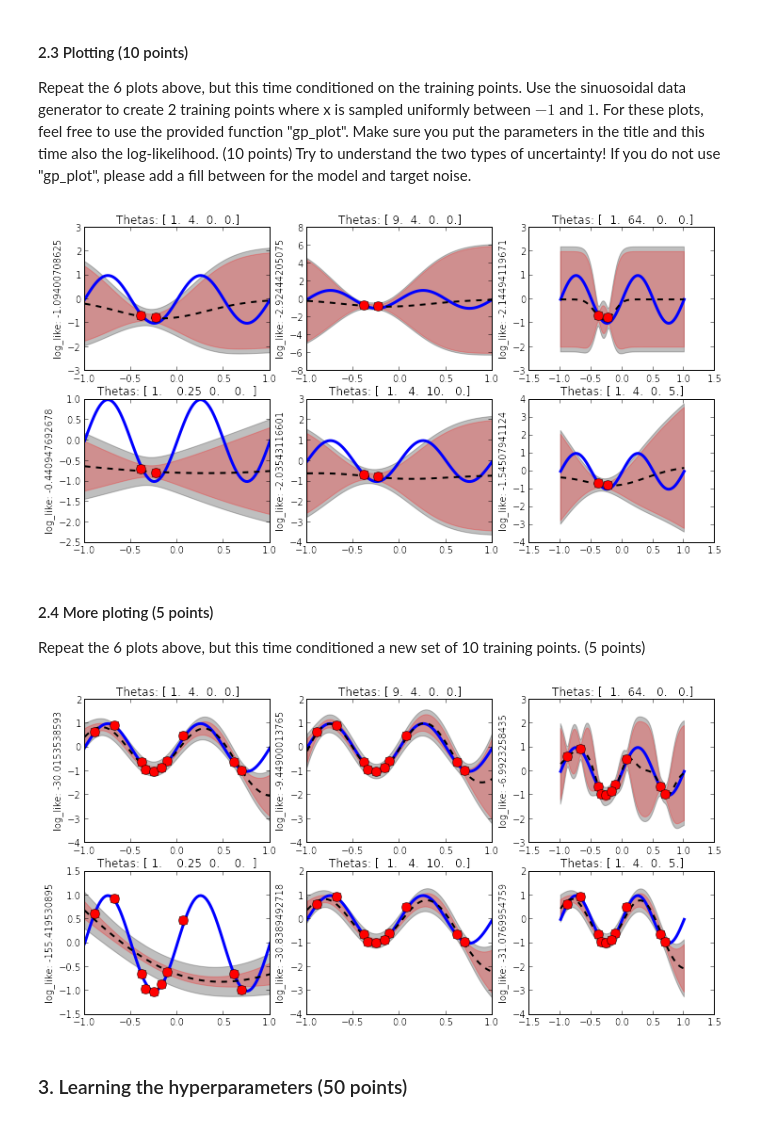
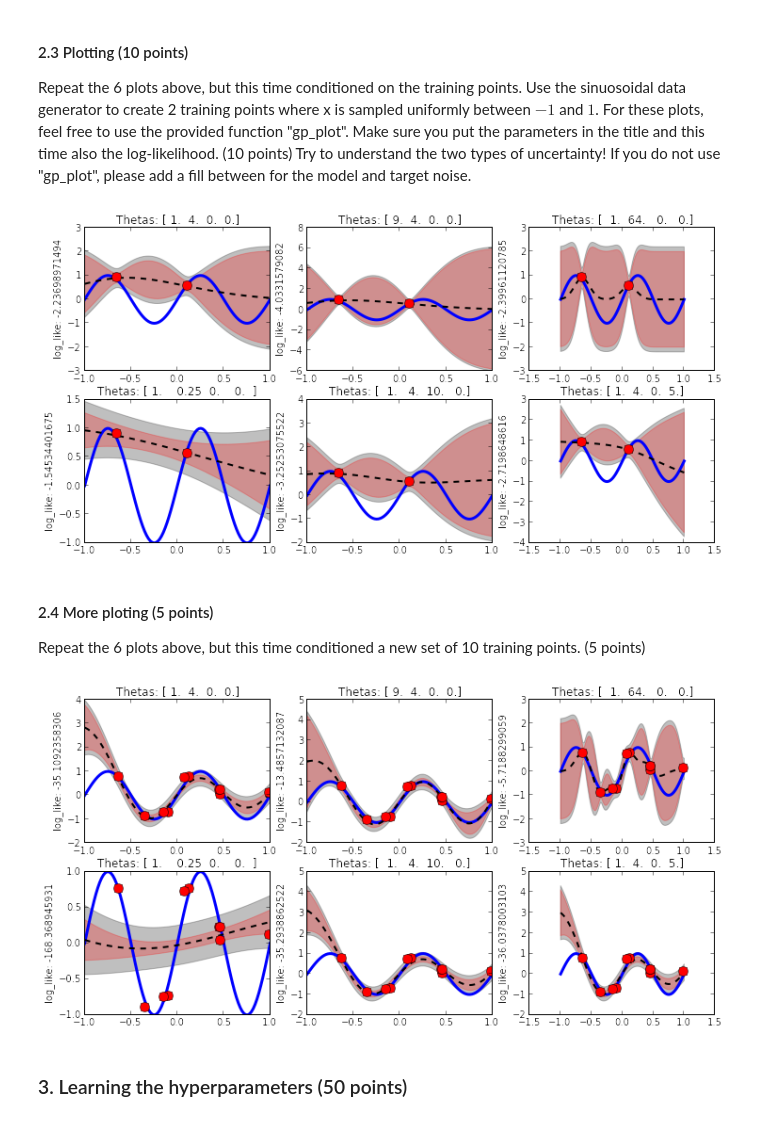
Before and after one commit to basveeling/ml1labs, a Jupyter notebook: lab3/Lab3.ipynb, the cells around one changed output. Saved outputs shown, nothing was run; the diff lists cells and outputs as text; code cells hidden in the pictures.

```diff
--- a/lab3/Lab3.ipynb
+++ b/lab3/Lab3.ipynb
@@ -106,7 +106,7 @@ def k_n_m( xn, xm, thetas):
     assert (np.shape(xn) == ()), 'xn should be a D by 1 vector, it is ' + str(xn.shape)
     assert (np.shape(xm) == ()), 'xm should be a D by 1 vector, it is ' + str(xn.shape)
     assert (thetas.shape == (4,)), 'thetas is a column vector of size 4, it is ' + str(thetas.shape)
-    term1 = thetas[0] * np.exp(-0.5 * thetas[1] * numpy.sum((xn - xm)**2))
+    term1 = thetas[0] * np.exp(-0.5 * thetas[1] * numpy.sum((xn - xm))**2)
     term2 = thetas[2]
     term3 = thetas[3]*xn.T * xm
 
@@ -250,7 +250,13 @@ def gp_plot( x_test, y_test, mu_test, var_test, x_train, t_train, thetas, beta )
 #     pp.fill_between( x_test, mu_test+2*std_total,mu_test-2*std_total, color='b', alpha=0.25 )
     pp.plot( x_train, t_train, 'ro', ms=10 )
 # %%
-def plot_conditional(N_train2):
+def plot_conditional(x_train2,t_train2,x_test2,thetas,beta):
+    CN,k,c,mu_test2,var_test2= gp_predictive_distribution( x_train2, t_train2, x_test2, thetas, beta)
+    log_like = gp_log_likelihood( x_train2, t_train2, thetas)
+    gp_plot( x_test2, y_test2, mu_test2, np.diag(var_test2), x_train2, t_train2, thetas, beta )
+    plt.title('Thetas: ' + str(thetas))
+    plt.ylabel('log_like: ' + str(log_like))
+def plot_6_conditional(N_train2):
     N_test2 = 100
     x_test2 = np.linspace(-1,1,N_test2);
     y_test2 = true_mean_function( x_test2 )
@@ -271,24 +277,20 @@ def plot_conditional(N_train2):
     for thetas in Thetas_matrix:
         plt.subplot(plot_rows,plot_cols,i)
 
-        CN,k,c,mu_test2,var_test2= gp_predictive_distribution( x_train2, t_train2, x_points, thetas, beta)
-        log_like = gp_log_likelihood( x_train2, t_train2, thetas)
-        gp_plot( x_test2, y_test2, mu_test2, np.diag(var_test2), x_train2, t_train2, thetas, beta )
-        plt.title('Thetas: ' + str(thetas))
-        plt.ylabel('log_like: ' + str(log_like))
+        plot_conditional(x_train2,t_train2,x_test2,thetas,beta)
         i = i + 1
     plt.show()
 
-plot_conditional(2)
+plot_6_conditional(2)
 # %% [output]
-[figure, old version]
+[figure, new version]
 # %% [markdown]
 #### 2.4 More ploting (5 points)
 Repeat the 6 plots above, but this time conditioned a new set of 10 training points. (5 points)
 # %%
-plot_conditional(10)
+plot_6_conditional(10)
 # %% [output]
-[figure, old version]
+[figure, new version]
 # %% [markdown]
 ### 3. Learning the hyperparameters (50 points)
 # %% [markdown]
```
Also changed, not shown: parts of 5 cells of this notebook.
